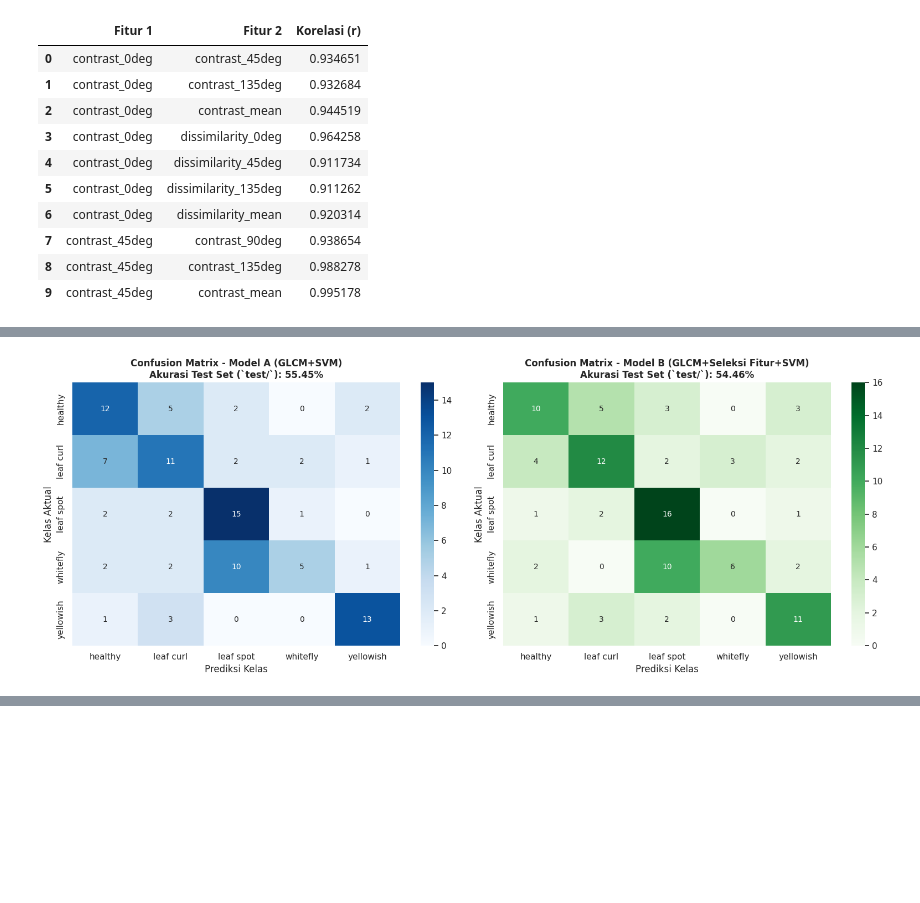
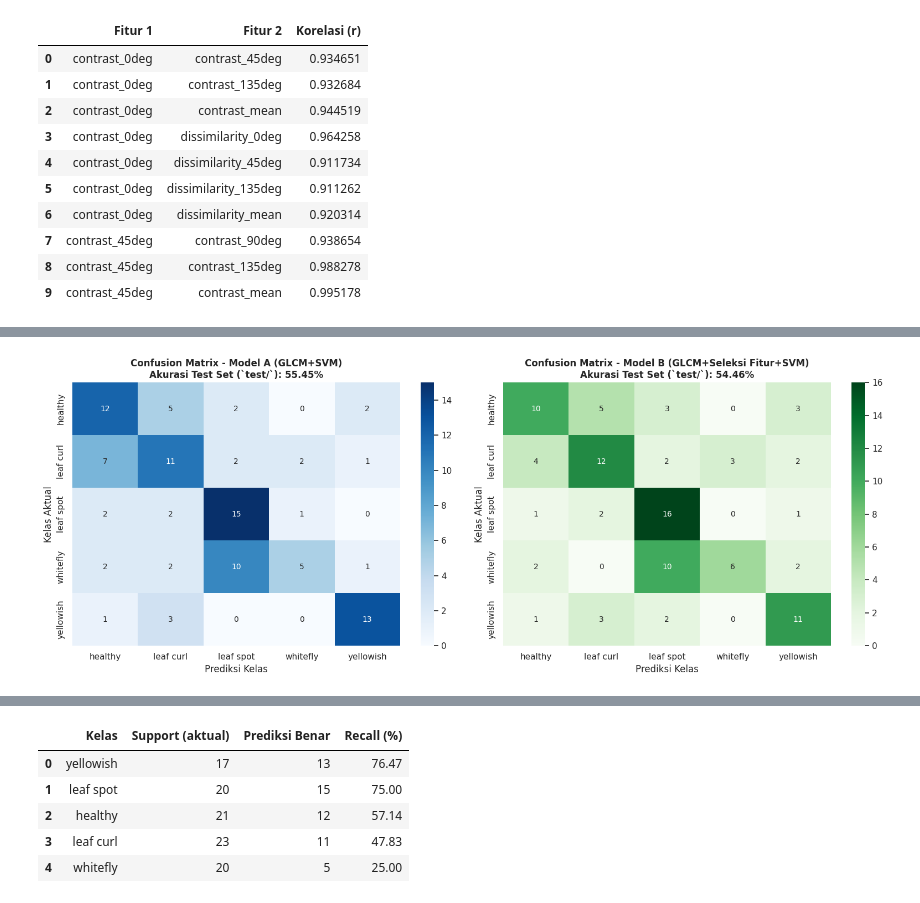
Before and after one commit to maullanailhammm/Remplementasi-Jurnal, a Jupyter notebook: reimplementasi_glcm_svm_chili.ipynb, the cells around one changed output, grey strips where cells are left out. Drawn from its saved outputs; the diff is of its cells as text; code cells hidden in the pictures; blank space fills up the shorter version.

```diff
--- a/reimplementasi_glcm_svm_chili.ipynb
+++ b/reimplementasi_glcm_svm_chili.ipynb
@@ -565,24 +815,86 @@ Confusion matrix memvisualisasikan jumlah prediksi yang benar (*True Positives*)
 # %%
-class_labels_sorted = sorted(target_classes_5)
+class_labels = sorted(target_classes_5)
 
-cm_A = confusion_matrix(y_test, y_pred_test_A, labels=class_labels_sorted)
-cm_B = confusion_matrix(y_test, y_pred_test_B, labels=class_labels_sorted)
+cm_A = confusion_matrix(y_test, y_pred_test_A, labels=class_labels)
+cm_B = confusion_matrix(y_test, y_pred_test_B, labels=class_labels)
 
 fig, axes = plt.subplots(1, 2, figsize=(16, 6))
 
-# Plot Model A
-sns.heatmap(cm_A, annot=True, fmt='d', cmap='Blues', xticklabels=class_labels_sorted, yticklabels=class_labels_sorted, ax=axes[0])
-axes[0].set_title(f"Confusion Matrix - Model A (GLCM+SVM)\nAkurasi Test Set (`test/`): {accuracy_score(y_test, y_pred_test_A)*100:.2f}%", fontsize=12, fontweight='bold')
+sns.heatmap(cm_A, annot=True, fmt='d', cmap='Blues',
+            xticklabels=class_labels, yticklabels=class_labels, ax=axes[0])
+axes[0].set_title(
+    f"Confusion Matrix - Model A (GLCM+SVM)\nAkurasi Test Set (`test/`): {accuracy_score(y_test, y_pred_test_A)*100:.2f}%",
+    fontsize=12, fontweight='bold'
+)
 axes[0].set_xlabel("Prediksi Kelas")
 axes[0].set_ylabel("Kelas Aktual")
 
-# Plot Model B
-sns.heatmap(cm_B, annot=True, fmt='d', cmap='Greens', xticklabels=class_labels_sorted, yticklabels=class_labels_sorted, ax=axes[1])
-axes[1].set_title(f"Confusion Matrix - Model B (GLCM+Seleksi Fitur+SVM)\nAkurasi Test Set (`test/`): {accuracy_score(y_test, y_pred_test_B)*100:.2f}%", fontsize=12, fontweight='bold')
+sns.heatmap(cm_B, annot=True, fmt='d', cmap='Greens',
+            xticklabels=class_labels, yticklabels=class_labels, ax=axes[1])
+axes[1].set_title(
+    f"Confusion Matrix - Model B (GLCM+Seleksi Fitur+SVM)\nAkurasi Test Set (`test/`): {accuracy_score(y_test, y_pred_test_B)*100:.2f}%",
+    fontsize=12, fontweight='bold'
+)
 axes[1].set_xlabel("Prediksi Kelas")
 axes[1].set_ylabel("Kelas Aktual")
 
 plt.tight_layout()
 plt.show()
+
+# ------------------------------------------------------------
+# Analisis kuantitatif confusion matrix (dihitung dari matriks)
+# ------------------------------------------------------------
+def analisis_confusion_matrix(cm, labels, nama_model, top_n=3):
+    cm = np.asarray(cm)
+    support = cm.sum(axis=1)
+    benar = np.diag(cm)
+    recall = np.divide(benar, support, out=np.zeros_like(benar, dtype=float), where=support > 0)
+
+    df_recall = pd.DataFrame({
+        'Kelas': labels,
+        'Support (aktual)': support,
+        'Prediksi Benar': benar,
+        'Recall (%)': np.round(recall * 100, 2)
+    }).sort_values('Recall (%)', ascending=False).reset_index(drop=True)
+
+    # pasangan tertukar (off-diagonal)
+    pairs = []
+    for i in range(len(labels)):
+        for j in range(len(labels)):
+            if i != j and cm[i, j] > 0:
+                pairs.append({
+                    'Kelas Aktual': labels[i],
+                    'Diprediksi Sebagai': labels[j],
+                    'Jumlah': int(cm[i, j])
+                })
+    df_pairs = pd.DataFrame(pairs).sort_values('Jumlah', ascending=False).reset_index(drop=True)
+
+    print(f"\n{'='*70}")
+    print(f"ANALISIS CONFUSION MATRIX - {nama_model}")
+    print(f"{'='*70}")
+    print("\nRecall per kelas (diurutkan dari tertinggi):")
+    display(df_recall)
+
+    termudah = df_recall.iloc[0]
+    tersulit = df_recall.iloc[-1]
+    print(f"Kelas dengan recall tertinggi (paling banyak dikenali benar): "
+          f"'{termudah['Kelas']}' ({termudah['Recall (%)']:.2f}%, {termudah['Prediksi Benar']}/{termudah['Support (aktual)']} sampel).")
+    print(f"Kelas dengan recall terendah (paling sering salah dikenali): "
+          f"'{tersulit['Kelas']}' ({tersulit['Recall (%)']:.2f}%, {tersulit['Prediksi Benar']}/{tersulit['Support (aktual)']} sampel).")
+
+    if len(df_pairs) > 0:
+        print(f"\n{top_n} pasangan kesalahan klasifikasi terbanyak:")
+        display(df_pairs.head(top_n))
+        teratas = df_pairs.iloc[0]
+        print(f"Pasangan kesalahan terbanyak: '{teratas['Kelas Aktual']}' diprediksi sebagai "
+              f"'{teratas['Diprediksi Sebagai']}' sebanyak {teratas['Jumlah']} kali.")
+    else:
+        print("\nTidak terdapat kesalahan klasifikasi (seluruh sampel uji terprediksi benar).")
+
+    return df_recall, df_pairs, termudah['Kelas'], tersulit['Kelas']
+
+
+recall_A, pairs_A, mudah_A, sulit_A = analisis_confusion_matrix(cm_A, class_labels, "MODEL A (GLCM + SVM)")
+recall_B, pairs_B, mudah_B, sulit_B = analisis_confusion_matrix(cm_B, class_labels, "MODEL B (GLCM + FS + SVM)")
 # %% [output]
 [figure]
@@ -588,0 +906,6 @@ plt.show()
+|  | Kelas | Support (aktual) | Prediksi Benar | Recall (%) |
+| 0 | yellowish | 17 | 13 | 76.47 |
+| 1 | leaf spot | 20 | 15 | 75.00 |
+| 2 | healthy | 21 | 12 | 57.14 |
+| 3 | leaf curl | 23 | 11 | 47.83 |
+| 4 | whitefly | 20 | 5 | 25.00 |
```
Also changed, not shown: parts of 24 cells of this notebook.
